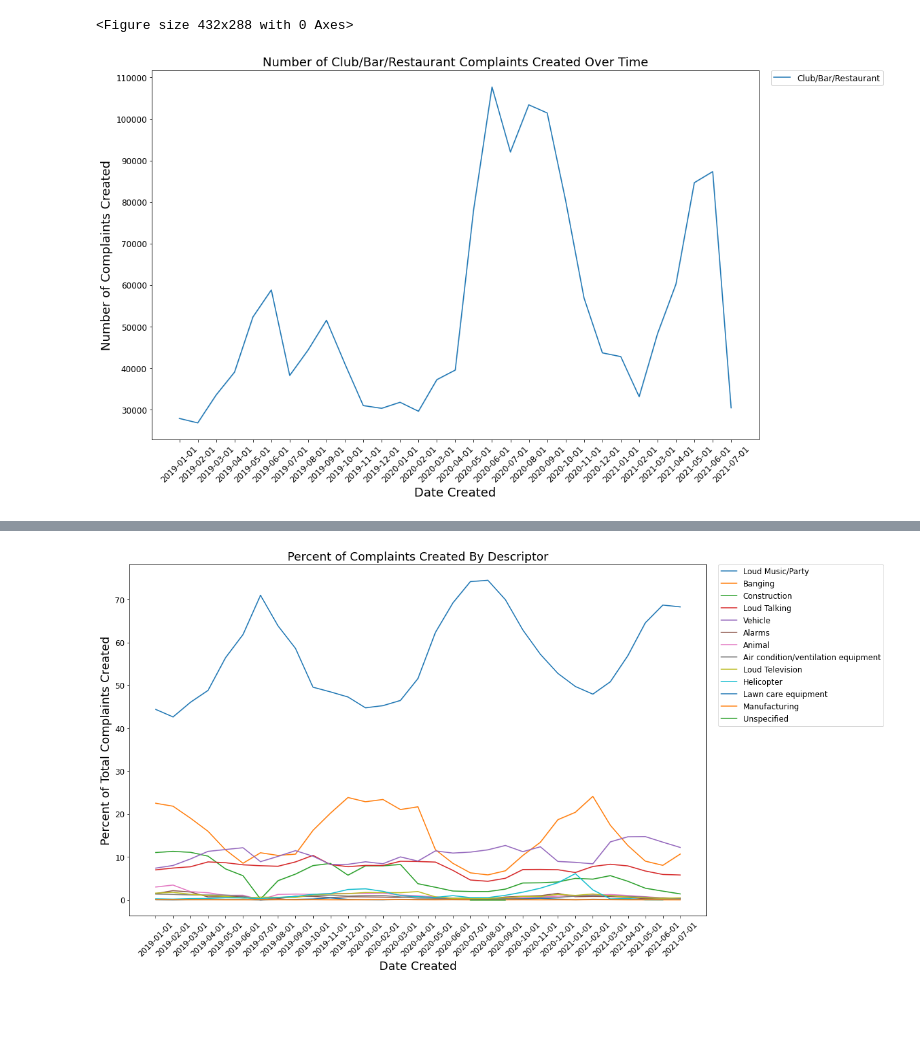
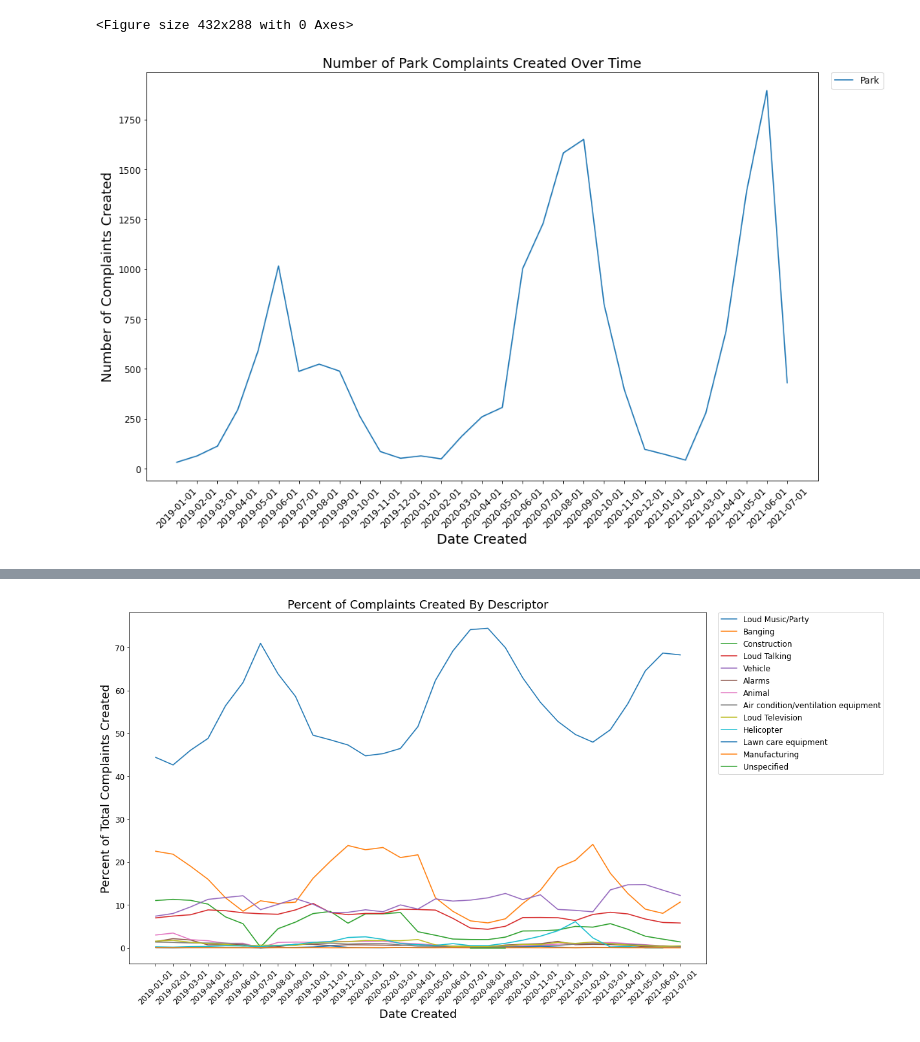
Before and after one commit to nikita-agrawal/Service-Requests, a Jupyter notebook: Visualization_Noise.ipynb, the cells around one changed output, grey strips where cells are left out. Saved outputs shown, nothing was run; the diff lists cells and outputs as text; code cells hidden in the pictures; blank space fills up the shorter version.

Commit message:
Fixed Line Charts

```diff
--- a/Visualization_Noise.ipynb
+++ b/Visualization_Noise.ipynb
@@ -130,25 +75,22 @@ df = sr_noise_data[(sr_noise_data['Noise Complaint Type']=='Park')
 # %%
 # Look at Park counts
-df = sr_noise_data[(sr_noise_data['Noise Complaint Type']=="Club/Bar/Restaurant")]
-#                    | (sr_noise_data['Noise Complaint Type']=='Park')
-#                    | (sr_noise_data['Noise Complaint Type']=='Club/Bar/Restaurant')]
-
+df = sr_noise_data[(sr_noise_data['Noise Complaint Type']=="Park")]
 
 # fig = px.line(df, x="Year_month_created", y='Month_Count_Complaint_Type')
 plt.figure(figsize=(16, 10))
 sns.lineplot(data = df,
              x='Year_month_created',
-             y='Month_Count_All',
+             y='Month_Count_Complaint_Type',
              hue='Noise Complaint Type',
              palette ="tab10")
 
 plt.xlabel("Date Created",fontsize=18)
 plt.xticks(rotation=45)
 plt.ylabel("Number of Complaints Created",fontsize=18)
-plt.title("Number of Club/Bar/Restaurant Complaints Created Over Time",fontsize=18)
+plt.title("Number of Park Complaints Created Over Time",fontsize=18)
 plt.rcParams.update({'font.size': 12})
 plt.legend(bbox_to_anchor=(1.02, 1), loc='upper left', borderaxespad=0)
 plt.show()
 #plt.savefig('Percent_by_type.png', format='png', dpi=1200, bbox_inches='tight') # use format='svg' or 'pdf' for vectorial pictures
 # %% [output]
-[figure, old version]
+[figure, new version]
```
Also changed, not shown: parts of 8 cells of this notebook.
